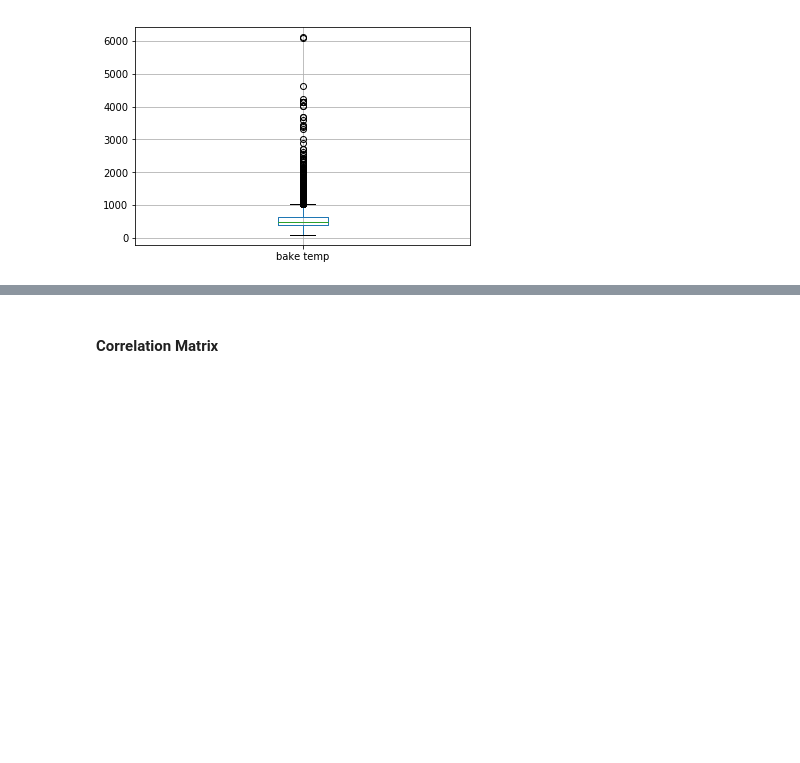
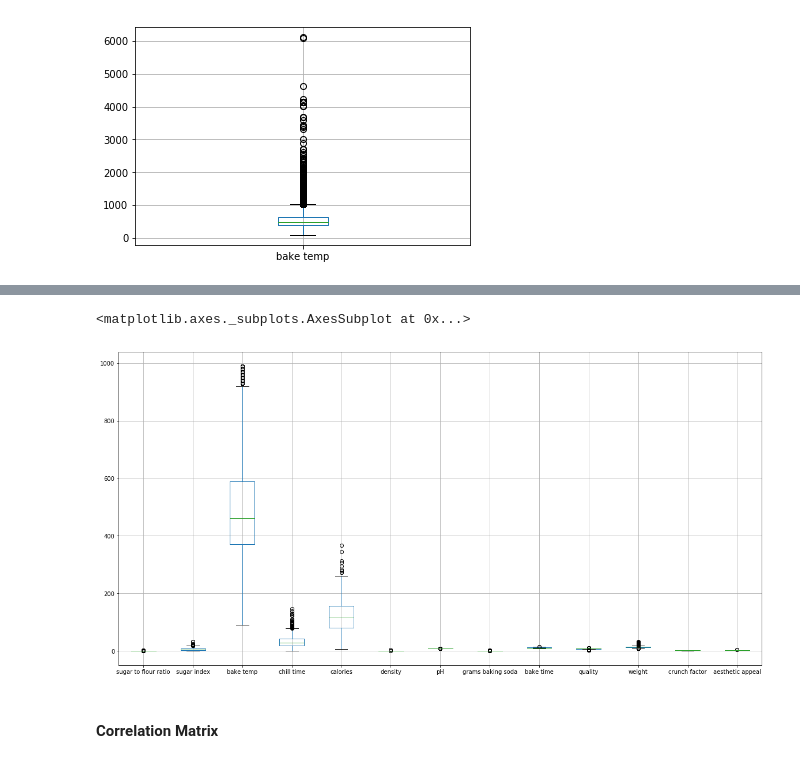
Before and after one commit to EiroaMD/datathon_nov_19, a Jupyter notebook: 2. EDA.ipynb, the cells around one changed output, grey strips where cells are left out. Cells and saved outputs as stored; diff of their text form; code cells hidden in the pictures; blank space fills up the shorter version.

```diff
--- a/2. EDA.ipynb
+++ b/2. EDA.ipynb
@@ -195,3 +216,13 @@ We decided to approximate the values higher than 5000 to the mean:
+# %%
+cookies = cookies[cookies['calories'] > 0]
+# %%
+cookies = cookies[cookies['weight'] > 0]
+# %%
+plt.figure(figsize= (20, 10))
+cookies[a].boxplot()
+# %% [output]
+<matplotlib.axes._subplots.AxesSubplot at 0x...>
+[figure, added]
 # %% [markdown]
 #### Correlation Matrix
 # %%
```
Also changed, not shown: parts of 11 cells of this notebook.
